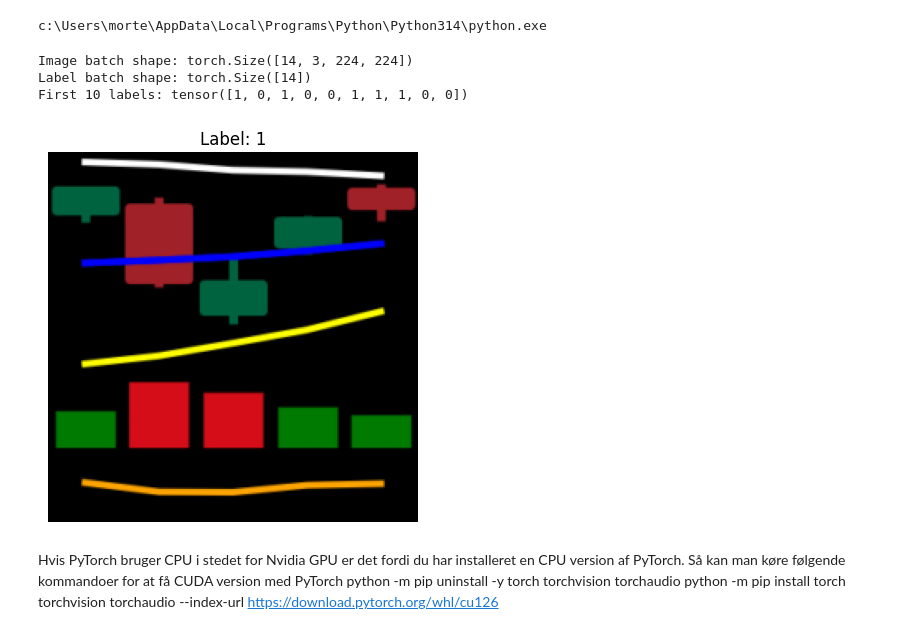
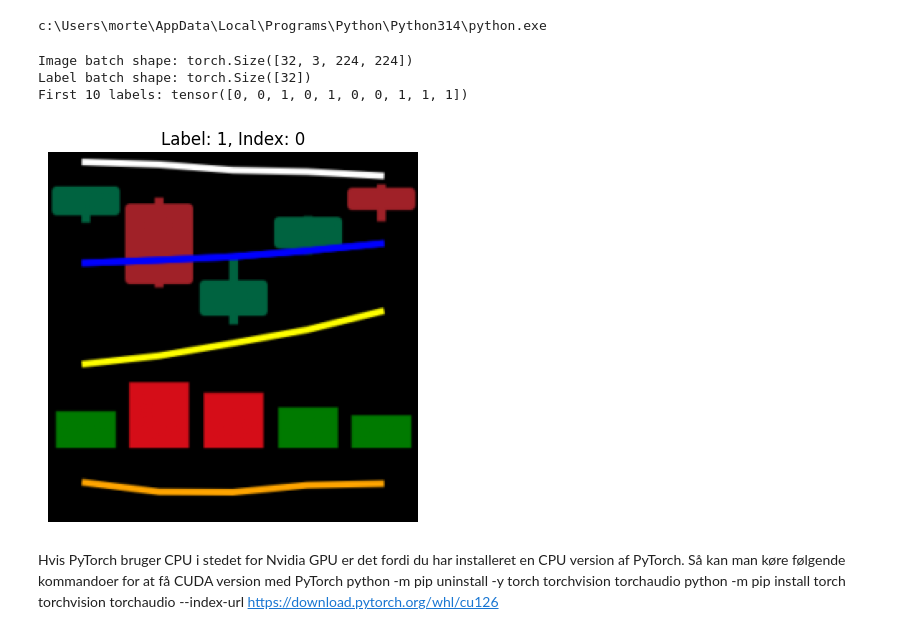
Before and after one commit to MortenSkovbjerg2000/speciale-i-datavidenskab-2026, a Jupyter notebook: training.ipynb, the cells around one changed output. Drawn from its saved outputs; the diff is of its cells as text; code cells hidden in the pictures.

```diff
--- a/training.ipynb
+++ b/training.ipynb
@@ -150,41 +153,41 @@ class StockImageDataset(Dataset):
 
         if self.transform:
             image = self.transform(image)
 
-        return image, label
+        return image, label, idx
 
 basic_transform = transforms.Compose([
     transforms.Resize((224, 224)),
     transforms.ToTensor()
 ])
 
 train_dataset = StockImageDataset(train_df, transform=basic_transform)
 val_dataset   = StockImageDataset(val_df, transform=basic_transform)
 test_dataset  = StockImageDataset(test_df, transform=basic_transform)
 
 train_loader = DataLoader(train_dataset, batch_size=32, shuffle=True)
 val_loader   = DataLoader(val_dataset, batch_size=32, shuffle=False)
 test_loader  = DataLoader(test_dataset, batch_size=32, shuffle=False)
 
 # Test one batch
-images, labels = next(iter(train_loader))
+images, labels, idx = next(iter(train_loader))
 print("Image batch shape:", images.shape)
 print("Label batch shape:", labels.shape)
 print("First 10 labels:", labels[:10])
 
 # Show one example image
-image, label = train_dataset[0]
+image, label, idx = train_dataset[0]
 img_np = image.permute(1, 2, 0).numpy()
 
 plt.imshow(img_np)
-plt.title(f"Label: {label}")
+plt.title(f"Label: {label}, Index: {idx}")
 plt.axis("off")
 plt.show()
 # %% [output]
-Image batch shape: torch.Size([14, 3, 224, 224])
-Label batch shape: torch.Size([14])
-First 10 labels: tensor([1, 0, 1, 0, 0, 1, 1, 1, 0, 0])
+Image batch shape: torch.Size([32, 3, 224, 224])
+Label batch shape: torch.Size([32])
+First 10 labels: tensor([0, 0, 1, 0, 1, 0, 0, 1, 1, 1])
-[figure, old version]
+[figure, new version]
 # %% [markdown]
 Hvis PyTorch bruger CPU i stedet for Nvidia GPU er det fordi du har installeret en CPU version af PyTorch. Så kan man køre følgende kommandoer for at få CUDA version med PyTorch
 python -m pip uninstall -y torch torchvision torchaudio
```
Also changed, not shown: parts of 17 cells of this notebook, 2 other files.
